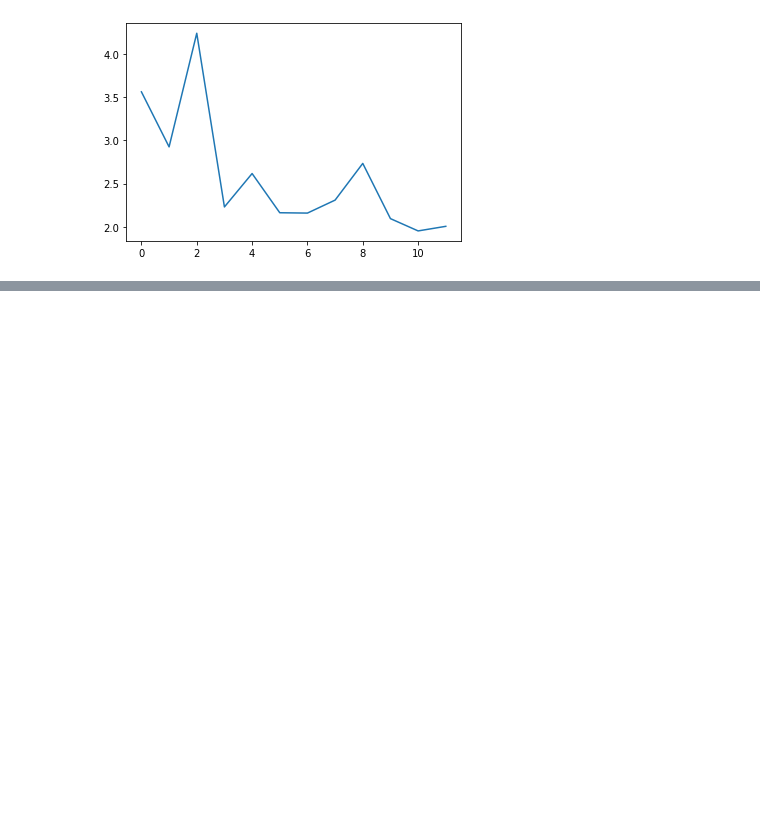
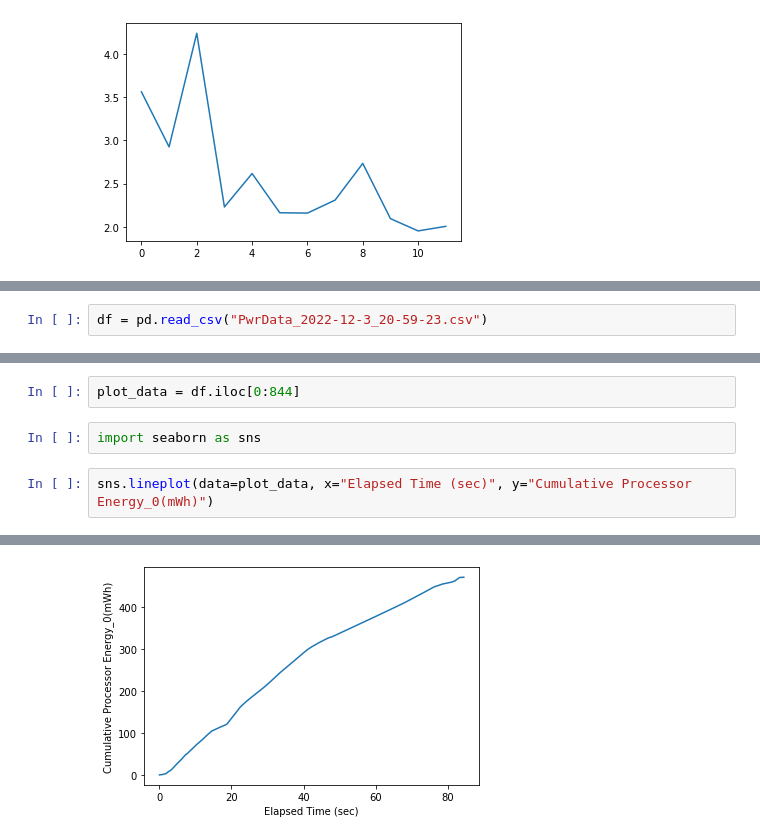
Before and after one commit to wesleymth/LauzHack-2022-energy, a Jupyter notebook: notebook_wesley.ipynb, the cells around one changed output, grey strips where cells are left out. Cells and saved outputs as stored; diff of their text form; blank space fills up the shorter version.

```diff
--- a/notebook_wesley.ipynb
+++ b/notebook_wesley.ipynb
@@ -133,0 +209,2 @@ plt.plot(df['Processor Power_0(Watt)'])
+# %%
+df = pd.read_csv("PwrData_2022-12-3_20-59-23.csv")
@@ -133,0 +226,7 @@ plt.plot(df['Processor Power_0(Watt)'])
+# %%
+plot_data = df.iloc[0:844]
+# %%
+import seaborn as sns
+# %%
+sns.lineplot(data=plot_data, x="Elapsed Time (sec)", y="Cumulative Processor Energy_0(mWh)")
+# %% [output]
@@ -133,0 +234 @@ plt.plot(df['Processor Power_0(Watt)'])
+[figure, added]
```
Also changed, not shown: parts of 14 cells of this notebook.
